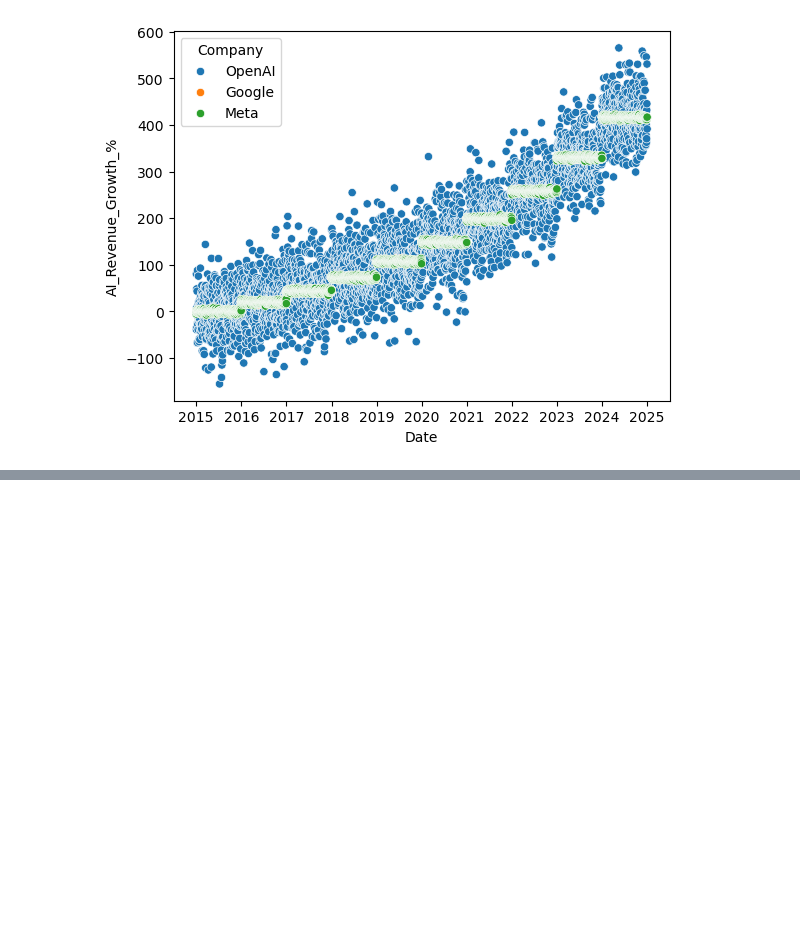
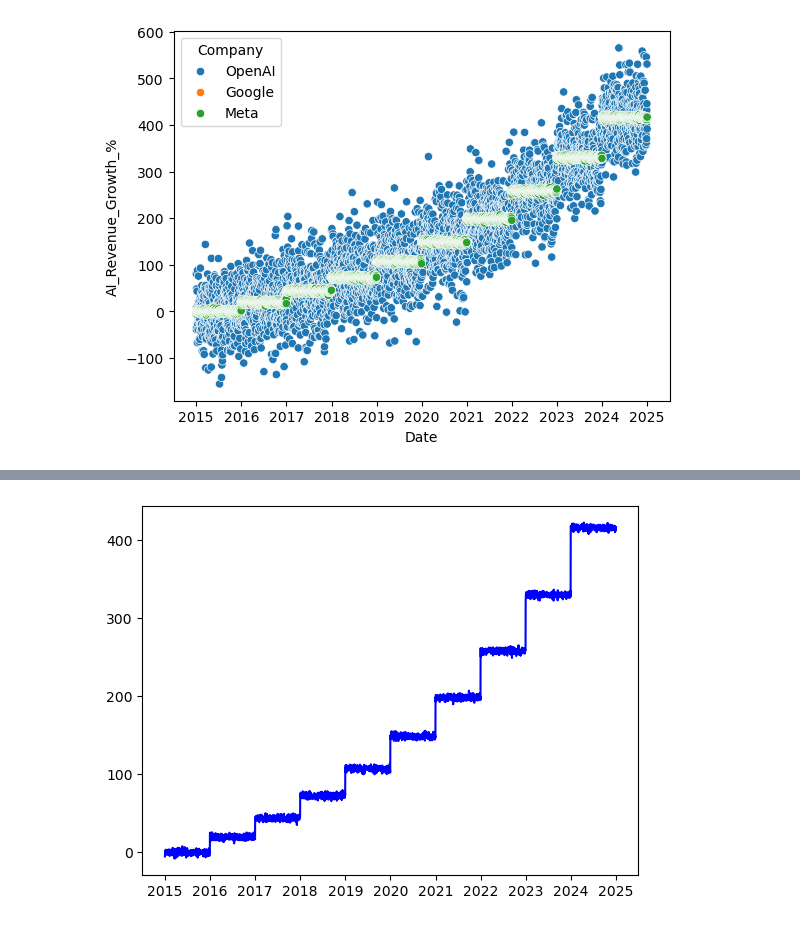
Before and after one commit to abdullahkhan-10/Python-Complete-Course, a Jupyter notebook: Python Projects/Intermediate Projects/3_financial_data.ipynb, the cells around one changed output, grey strips where cells are left out. Saved outputs shown, nothing was run; the diff lists cells and outputs as text; code cells hidden in the pictures; blank space fills up the shorter version.

```diff
--- a/Python Projects/Intermediate Projects/3_financial_data.ipynb
+++ b/Python Projects/Intermediate Projects/3_financial_data.ipynb
@@ -402,0 +421,8 @@ plt.show()
+# %%
+### Meta AI Revenue Growth.
+
+plt.plot(meta_data["Date"], meta_data["AI_Revenue_Growth_%"], color="blue")
+
+plt.show()
+# %% [output]
+[figure, added]
```
Also changed, not shown: parts of 3 cells of this notebook.
